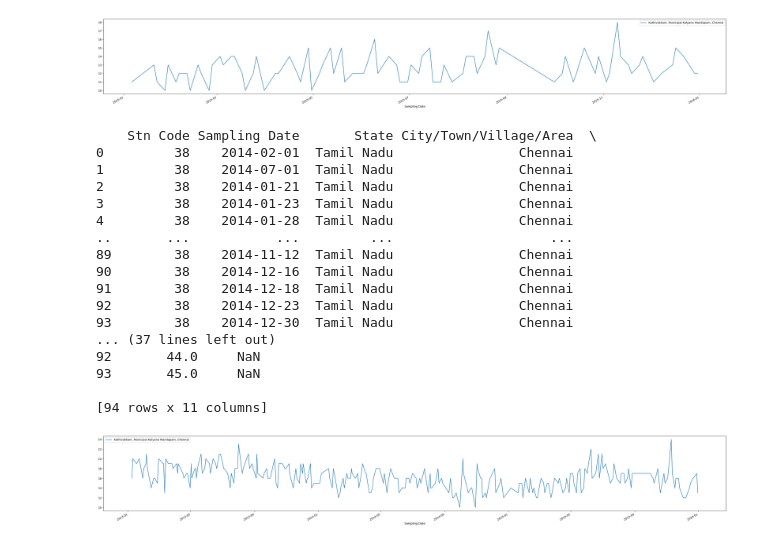
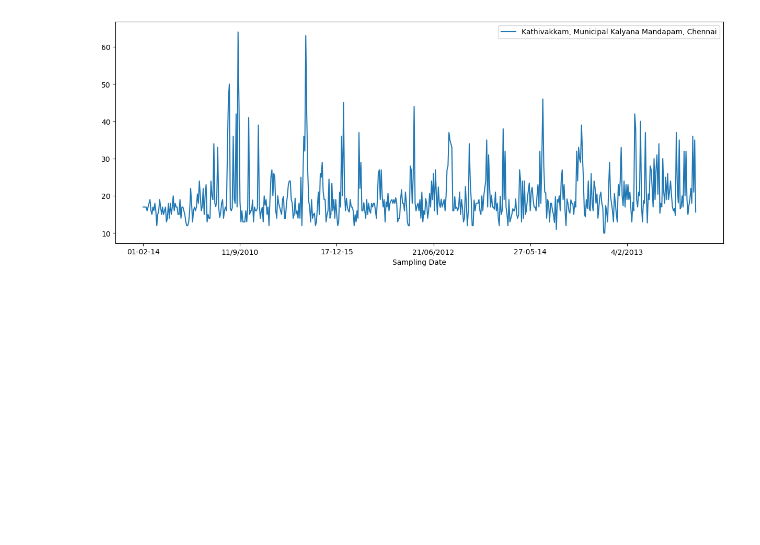
Before and after one commit to dnezan/air-quality-forecasting-azureAutoML, a Jupyter notebook: air_pollution_forecast_chennai.ipynb, the cells around one changed output. Drawn from its saved outputs; the diff is of its cells as text; code cells hidden in the pictures; blank space fills up the shorter version.

Commit message:
Updated data cleaning

```diff
--- a/air_pollution_forecast_chennai.ipynb
+++ b/air_pollution_forecast_chennai.ipynb
@@ -0,0 +1,23 @@
+# %%
+import pandas as pd
+import glob
+
+path = "./raw_data/"
+
+all_files = glob.glob(path + "/*.csv")
+
+li = []
+
+for filename in all_files:
+    df = pd.read_csv(filename, index_col=None, header=0)
+    li.append(df)
+
+df = pd.concat(li, axis=0, ignore_index=True)
+
+#df['Sampling Date'] = pd.to_datetime(df['Sampling Date'], dayfirst=True)
+
+df = df[df['Location of Monitoring Station'].isin(['Kathivakkam, Municipal Kalyana Mandapam, Chennai'])]
+
+#df = df[df['Location of Monitoring Station'].isin(['Kathivakkam, Municipal Kalyana Mandapam, Chennai', 'Govt. High School, Manali, Chennai.','Thiruvottiyur,  Chennai'])]
+# %%
+df=df.drop(['State','City/Town/Village/Area','Agency', 'Type of Location', 'Stn Code'], axis=1)
@@ -1,22 +40,17 @@
 # %%
 import csv
 import pandas as pd
 import matplotlib.pyplot as plt
 from datetime import datetime
 
-df_2015=pd.read_csv('./data/datafile_2015.csv')
-
-df_2015['Sampling Date'] = pd.to_datetime(df_2015['Sampling Date'], dayfirst='True')
-
-#df_2015 = df_2015[(df_2015['Location of Monitoring Station'] == 'Kathivakkam, Municipal Kalyana Mandapam, Chennai') | (df_2015['Location of Monitoring Station'] == 'Govt. High School, Manali, Chennai.') | (df_2015['Location of Monitoring Station'] == 'Thiruvottiyur, Chennai')]
-df_2015 = df_2015[(df_2015['Location of Monitoring Station'] == 'Kathivakkam, Municipal Kalyana Mandapam, Chennai')]
-df_2015.to_csv('./temp/datefile_2015CLEAN.csv')
-
-# Plot the lines for each location
-pivot_df = pd.pivot_table(df_2015, values='SO2', index='Sampling Date', columns='Location of Monitoring Station')
+pivot_df = pd.pivot_table(df, values='NO2', index='Sampling Date', columns='Location of Monitoring Station')
 pivot_df = pivot_df.interpolate(method='linear')
 pivot_df.plot()
 plt.legend()
+
+plt.rcParams["figure.figsize"] = (15,5.5)
+
+
 plt.show()
 # %% [output]
-[figure, old version]
+[figure, new version]
@@ -31,20 +56,0 @@ df_2014.to_csv('./temp/datefile_2014CLEAN.csv')
-# %%
-print(df_2014)
-# %% [output]
-    Stn Code Sampling Date       State City/Town/Village/Area  \
-0         38    2014-02-01  Tamil Nadu                Chennai
-1         38    2014-07-01  Tamil Nadu                Chennai
-2         38    2014-01-21  Tamil Nadu                Chennai
-3         38    2014-01-23  Tamil Nadu                Chennai
-4         38    2014-01-28  Tamil Nadu                Chennai
-..       ...           ...         ...                    ...
-89        38    2014-11-12  Tamil Nadu                Chennai
-90        38    2014-12-16  Tamil Nadu                Chennai
-91        38    2014-12-18  Tamil Nadu                Chennai
-92        38    2014-12-23  Tamil Nadu                Chennai
-93        38    2014-12-30  Tamil Nadu                Chennai
-... (37 lines left out)
-92       44.0     NaN
-93       45.0     NaN
-
-[94 rows x 11 columns]
@@ -65,13 +56,0 @@ df_merged.to_csv('./temp/snada.csv')
-# %%
-# Plot the lines for each location
-pivot_df = pd.pivot_table(df_merged, values='NO2', index='Sampling Date', columns='Location of Monitoring Station')
-pivot_df = pivot_df.interpolate(method='linear')
-pivot_df.plot()
-plt.legend()
-
-plt.rcParams["figure.figsize"] = (40,5.5)
-
-
-plt.show()
-# %% [output]
-[figure, removed]
```
Also changed, not shown: parts of 11 cells of this notebook, 17 other files.
